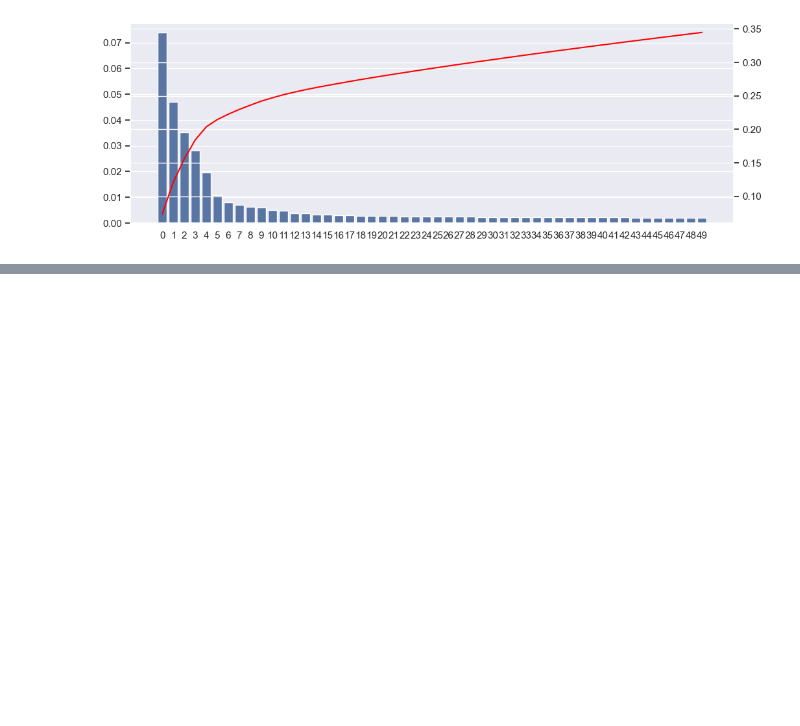
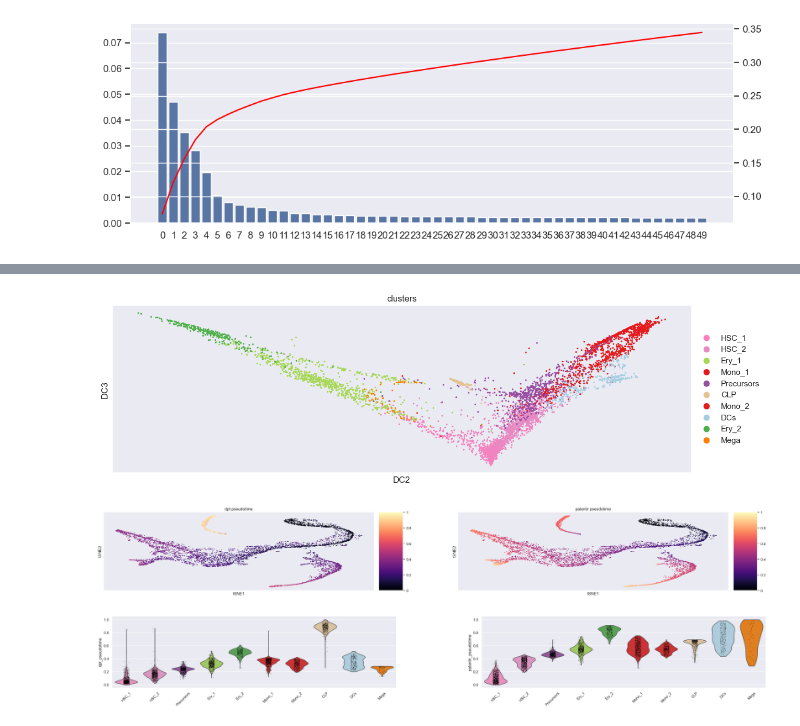
Before and after one commit to Reese-Martin/scRNAseq_analysis, a Jupyter notebook: trajectory_analysis/sc_pseudotime.ipynb, the cells around one changed output, grey strips where cells are left out. Drawn from its saved outputs; the diff is of its cells as text; code cells hidden in the pictures; blank space fills up the shorter version.

Commit message:
wrapped up the basics of pseudotime estimation using diffusion methods. started on a notebook for calculating RNA velocity.

```diff
--- a/trajectory_analysis/sc_pseudotime.ipynb
+++ b/trajectory_analysis/sc_pseudotime.ipynb
@@ -72,0 +106,6 @@ sc.pp.neighbors(adata, n_pcs=10) # neighbor based clustering using first 10 pcs
+# %%
+# looking at the dimension, we see a clearer pattern that increasing (moving up) the dc3 axis
+# correlates to HSC -> differentiated cells
+sc.pl.scatter(adata, basis='diffmap', color=['clusters'], components=[2,3])
+# %% [output]
+[figure, added]
@@ -72,0 +118,8 @@ sc.pp.neighbors(adata, n_pcs=10) # neighbor based clustering using first 10 pcs
+# %%
+# DPT methods five variable results. Sometimes one pseudotime captures the underlying dev processes
+# more accurately. Here, compare the computed DPT with Palantir pseudotime (pre-computed for the
+# dataset, i may do a tutorial on palantir pseudotime in the future)
+# to compare, color a low dimensional embedding based on pseudotime values
+sc.pl.scatter(adata, basis='tsne', color=['dpt_pseudotime', 'palantir_pseudotime'], color_map='magma')
+# %% [output]
+[figure, added]
@@ -72,0 +130,8 @@ sc.pp.neighbors(adata, n_pcs=10) # neighbor based clustering using first 10 pcs
+# %%
+# we can also plot cell clusters against pseudotime values to study the distribution of PT values
+# in a cell population
+sc.pl.violin(adata, keys=['dpt_pseudotime','palantir_pseudotime'], groupby='clusters', rotation=45,
+             order=["HSC_1", "HSC_2", "Precursors", "Ery_1", "Ery_2", "Mono_1", "Mono_2", "CLP",
+                    "DCs", "Mega"])
+# %% [output]
+[figure, added]
```
Also changed, not shown: parts of 9 cells of this notebook.
